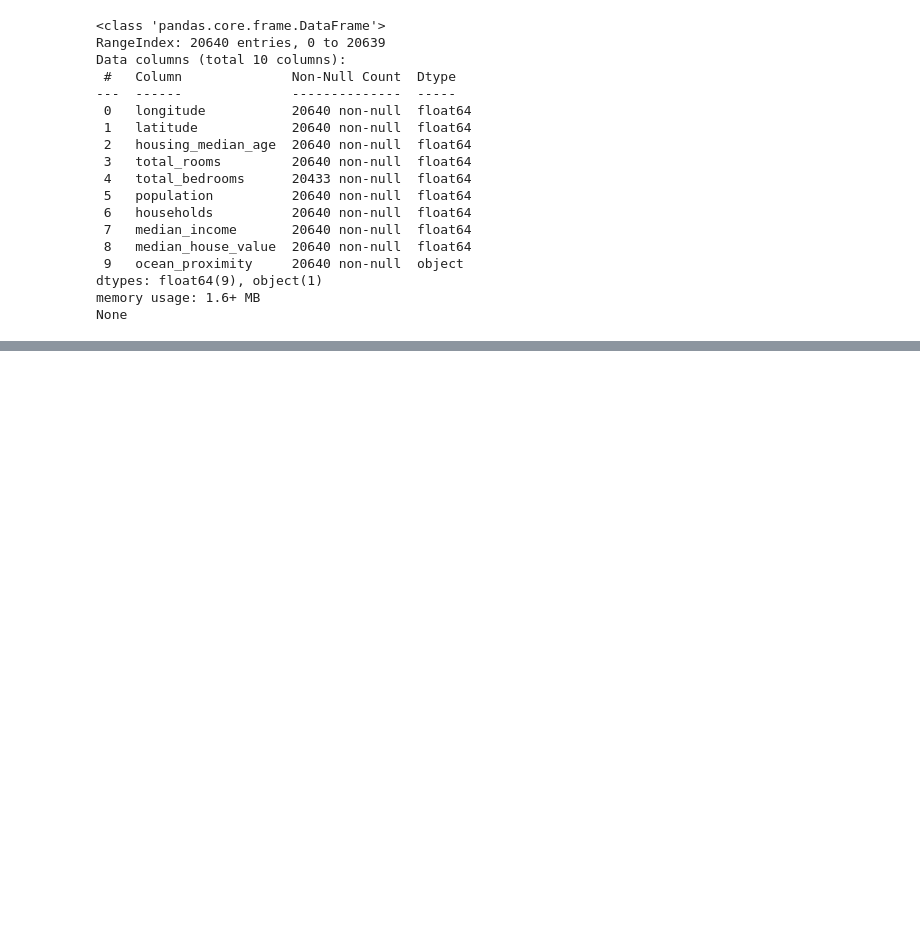
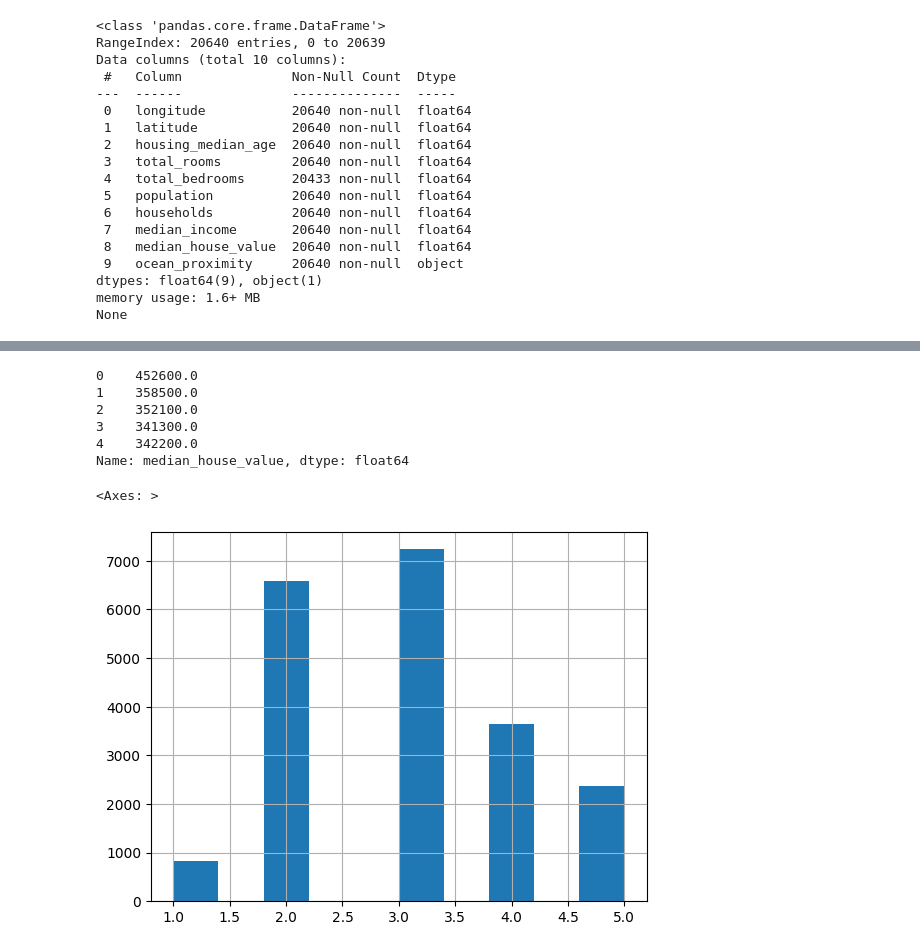
Before and after one commit to jenomi15/ML, a Jupyter notebook: housing/main.ipynb, the cells around one changed output, grey strips where cells are left out. Drawn from its saved outputs; the diff is of its cells as text; code cells hidden in the pictures; blank space fills up the shorter version.

Commit message:
vendo quais atributos são importantes e interagindo com eles para que fiquem bem distribuidos

```diff
--- a/housing/main.ipynb
+++ b/housing/main.ipynb
@@ -61,0 +88,29 @@ print(X.head())
+# %%
+from sklearn.model_selection import train_test_split
+X = housing.drop(columns=["median_house_value"])
+Y = housing["median_house_value"]
+X_train, X_test, Y_train, Y_test = train_test_split(X, Y, test_size=0.2, random_state=42)
+#print(X.head())
+print(Y.head())
+# %% [output]
+0    452600.0
+1    358500.0
+2    352100.0
+3    341300.0
+4    342200.0
+Name: median_house_value, dtype: float64
+# %%
+import numpy as np
+
+
+housing["income_cat"] = pd.cut(    # crio categorias com base no median income das pessoas, tnetnado garantir a representacao das diversas categorias de renda no df
+                                   # foi notado que os median income importava muito no preço das casas, ou seja, ele deve ser bem aproveitado e manejado nos conjuntos de teste e treino
+    housing["median_income"],
+    bins=[0., 1.5, 3.0, 4.5, 6., np.inf],
+    labels=[1, 2, 3, 4, 5]
+)
+
+housing["income_cat"].hist()
+# %% [output]
+<Axes: >
+[figure, added]
```
Also changed, not shown: parts of 7 cells of this notebook.
